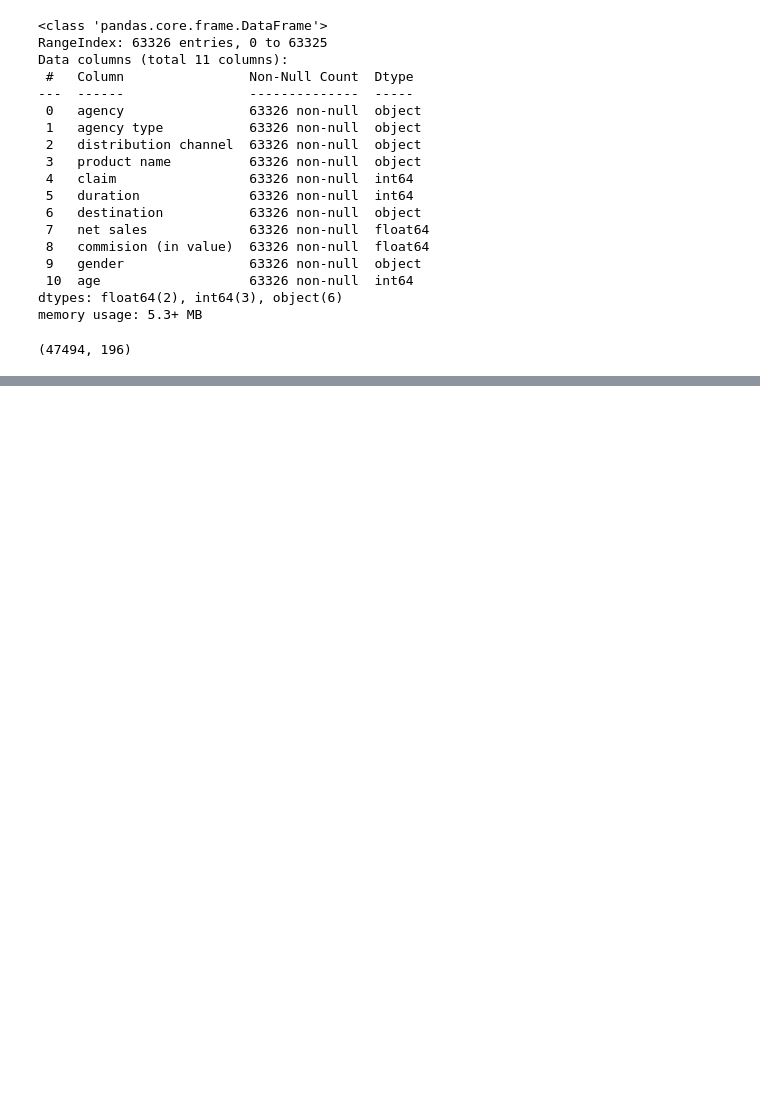
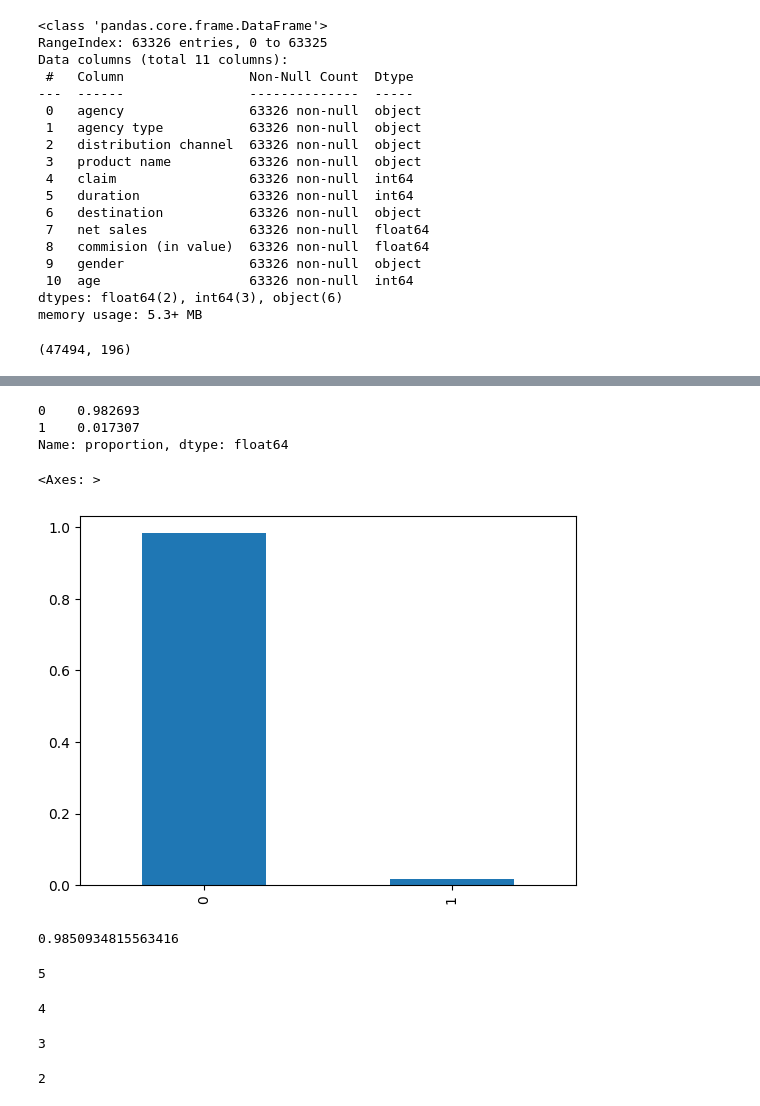
Before and after one commit to Juanhv24/Travel-Insurance, a Jupyter notebook: Notebooks/travels.ipynb, the cells around one changed output, grey strips where cells are left out. Cells and saved outputs as stored; diff of their text form; code cells hidden in the pictures; blank space fills up the shorter version.

```diff
--- a/Notebooks/travels.ipynb
+++ b/Notebooks/travels.ipynb
@@ -284,5 +292,9 @@ print (x_train.shape)
 # %% [output]
 (47494, 196)
 # %%
-x_train
+model = DecisionTreeClassifier (random_state=12345)
+model.fit (x_train, y_train)
+predicted_valid = pd.Series (model.predict (x_valid))
+accuracy_valid = accuracy_score (y_valid, predicted_valid)
+print (accuracy_valid)
 # %% [output]
@@ -301,0 +313,50 @@ x_train
+# %%
+class_frequency = predicted_valid.value_counts (normalize=True)
+print (class_frequency)
+class_frequency.plot (kind='bar')
+# %% [output]
+0    0.982693
+1    0.017307
+Name: proportion, dtype: float64
+<Axes: >
+[figure, added]
+# %%
+target_pred_constant = [0] * len(y_valid)
+print (accuracy_score(y_valid, target_pred_constant))
+# %% [output]
+0.9850934815563416
+# %%
+target = pd.Series([1, 0, 0, 1, 1, 0, 1, 0, 1, 1, 0, 0, 0, 1])
+predictions = pd.Series([1, 1, 0, 0, 1, 1, 1, 0, 0, 1, 0, 1, 0, 1])
+
+vp = 0
+for i in range(len(predictions)):
+    if (predictions [i] == target[i]) and (predictions[i] == 1):
+        vp += 1
+print (vp)
+# %% [output]
+5
+# %%
+vn = 0
+for i in range(len(predictions)):
+    if (predictions [i] == target[i]) and (predictions[i] == 0):
+        vn += 1
+print (vn)
+# %% [output]
+4
+# %%
+fp = 0
+for i in range(len(predictions)):
+    if (predictions [i] != target[i]) and (predictions[i] == 1):
+        fp += 1
+print (fp)
+# %% [output]
+3
+# %%
+fn = 0
+for i in range(len(predictions)):
+    if (predictions [i] != target[i]) and (predictions[i] == 0):
+        fn += 1
+print (fn)
+# %% [output]
+2
```
Also changed, not shown: parts of 39 cells of this notebook, 2 other files.
